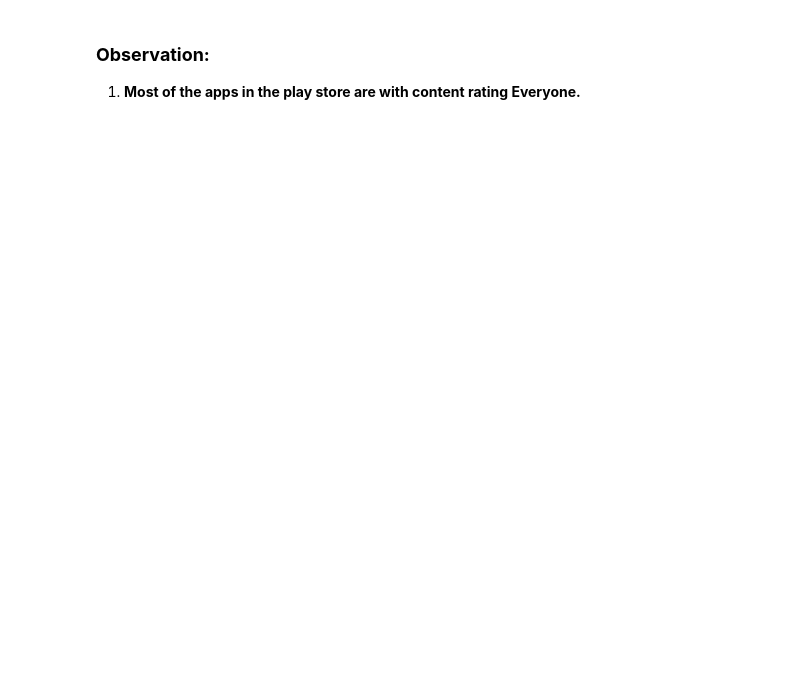
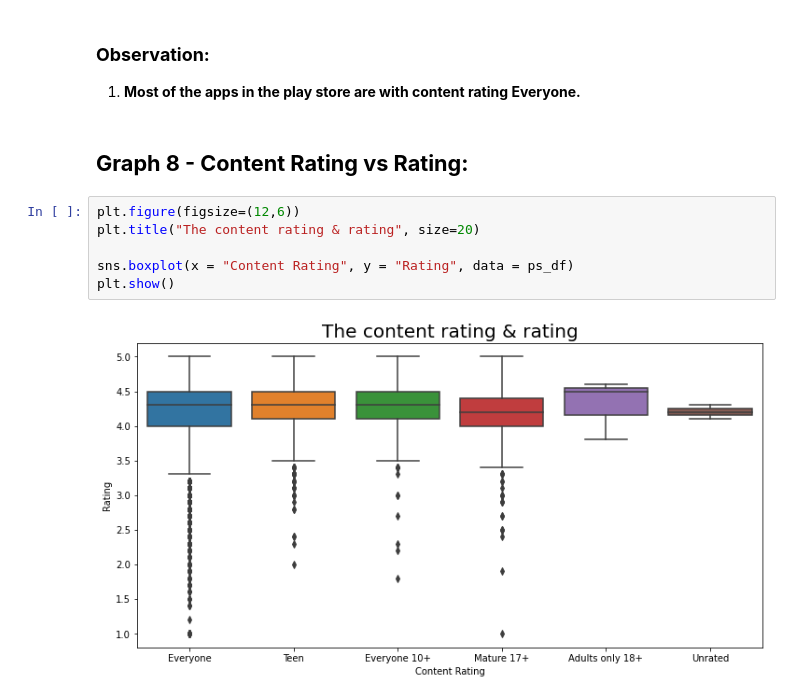
Before and after one commit to harkpun/Google-Play-Store-Analysis, a Jupyter notebook: Play_Store_Analysis.ipynb, the cells around one changed output. Drawn from its saved outputs; the diff is of its cells as text; blank space fills up the shorter version.

```diff
--- a/Play_Store_Analysis.ipynb
+++ b/Play_Store_Analysis.ipynb
@@ -658,3 +659,13 @@ plt.show()
 # %% [markdown]
 ### **Observation:**
 1. **Most of the apps in the play store are with content rating Everyone.**
+# %% [markdown]
+## **Graph 8 - Content Rating vs Rating:**
+# %%
+plt.figure(figsize=(12,6))
+plt.title("The content rating & rating", size=20)
+
+sns.boxplot(x = "Content Rating", y = "Rating", data = ps_df)
+plt.show()
+# %% [output]
+[figure, added]
```
Also changed, not shown: parts of 33 cells of this notebook.
